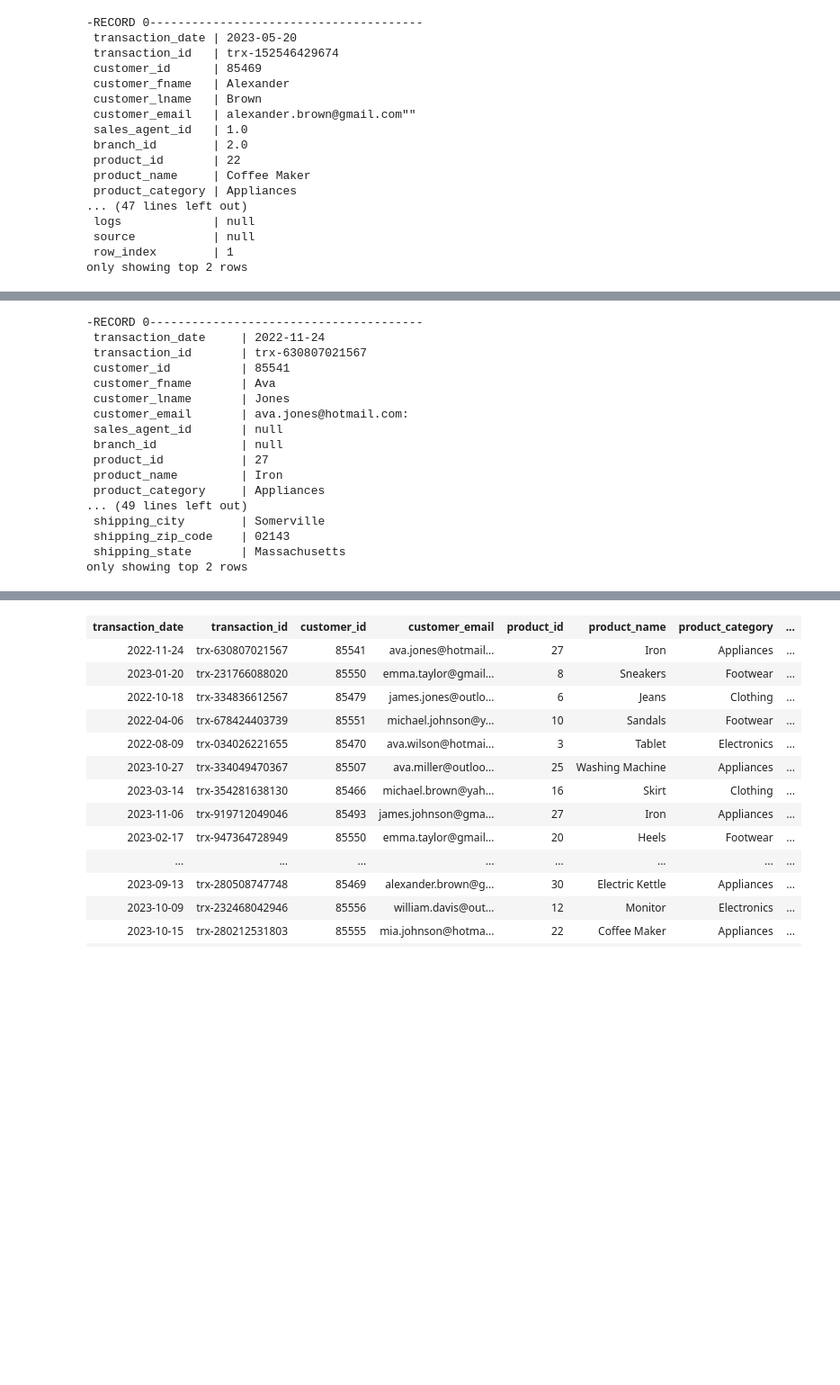
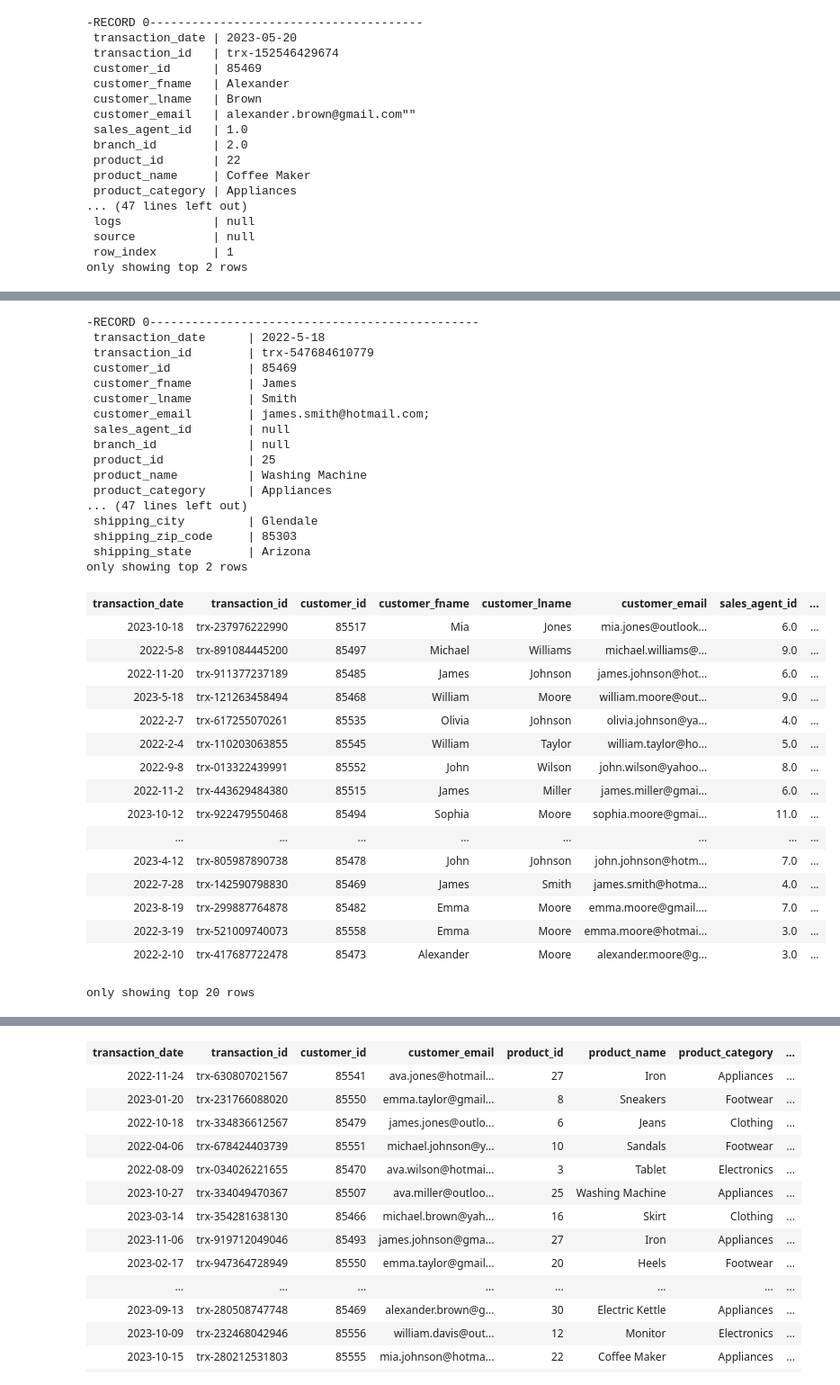
Before and after one commit to emadeldinadel2022/Q-Company_Data_Solution, a Jupyter notebook: qcomp_ecosystem/itversity-material/Q-company_project/Data_Quality_layer.ipynb, the cells around one changed output, grey strips where cells are left out. Shown at 90% size. Cells and saved outputs as stored; diff of their text form; code cells hidden in the pictures; blank space fills up the shorter version.

```diff
--- a/qcomp_ecosystem/itversity-material/Q-company_project/Data_Quality_layer.ipynb
+++ b/qcomp_ecosystem/itversity-material/Q-company_project/Data_Quality_layer.ipynb
@@ -44,11 +42,11 @@ if latest_file:
     print(f"Processing file: {latest_file}")
 
     # Read the Parquet file
-    df = spark.read.parquet(latest_file)
+    df = spark.read.option("mergeSchema", "true").parquet(latest_file)
 
 
     # Show some results
-    df_processed.show()
+    df.show(5, False, True)
 
 
 else:
@@ -232,9 +256,13 @@ def rename_columns(df: DataFrame) -> DataFrame:
                 .withColumnRenamed("hire_date", "sales_agent_hire_date") \
                 .withColumnRenamed("location", "branch_location") \
                 .withColumnRenamed("establish_date", "branch_establish_date") \
-                .withColumnRenamed("class", "branch_class")
+                .withColumnRenamed("class", "branch_class") \
+                .withColumnRenamed("cusomter_email", "customer_email") \
+                .withColumnRenamed("cusomter_lname", "customer_lname") \
 
-renamed_df = rename_columns(raw_df)
+
+
+renamed_df = rename_columns(df)
 
 renamed_df.columns
 # %% [output]
@@ -352,55 +380,73 @@ mapped_shipped_state_df = mapped_shipped_state_df.withColumnRenamed("shipping_st
 
 mapped_shipped_state_df.filter(mapped_shipped_state_df.is_online.isin('yes')).show(2, False, True)
 # %% [output]
--RECORD 0---------------------------------------
- transaction_date     | 2022-11-24
- transaction_id       | trx-630807021567
- customer_id          | 85541
- customer_fname       | Ava
- customer_lname       | Jones
- customer_email       | ava.jones@hotmail.com:
- sales_agent_id       | null
- branch_id            | null
- product_id           | 27
- product_name         | Iron
- product_category     | Appliances
-... (49 lines left out)
- shipping_city        | Somerville
- shipping_zip_code    | 02143
- shipping_state       | Massachusetts
+-RECORD 0-----------------------------------------------
+ transaction_date      | 2022-5-18
+ transaction_id        | trx-547684610779
+ customer_id           | 85469
+ customer_fname        | James
+ customer_lname        | Smith
+ customer_email        | james.smith@hotmail.com;
+ sales_agent_id        | null
+ branch_id             | null
+ product_id            | 25
+ product_name          | Washing Machine
+ product_category      | Appliances
+... (47 lines left out)
+ shipping_city         | Glendale
+ shipping_zip_code     | 85303
+ shipping_state        | Arizona
 only showing top 2 rows
 # %%
 #8. Mapping offers columns into a one discount column
 offers_dict = {
     "null": 0.0,
     "offer_1": 0.05,
     "offer_2": 0.1,
     "offer_3": 0.15,
     "offer_4": 0.20,
-    "offer_5": 0.20
+    "offer_5": 0.25
 }
 
 def map_offers_to_discount(spark: SparkSession, df: DataFrame, offers_dict: Dict[str, float]) -> DataFrame:
     broadcast_offers = spark.sparkContext.broadcast(offers_dict)
 
     offer_columns = ["offer_1", "offer_2", "offer_3", "offer_4", "offer_5"]
 
     def create_offer_column(offer_col: str):
         return when(col(offer_col) == lit(True), lit(broadcast_offers.value[offer_col]))
 
     offer_discount_columns = [create_offer_column(offer_col).alias(f"{offer_col}_discount") for offer_col in offer_columns]
 
     df_with_offer_discounts = df.select("*", *offer_discount_columns)
 
     discount_column = coalesce(*[col(f"{offer_col}_discount") for offer_col in offer_columns], lit(broadcast_offers.value["null"]))
 
     return df_with_offer_discounts.withColumn("discount", discount_column.cast(FloatType())) \
                                   .drop(*[f"{offer_col}_discount" for offer_col in offer_columns]) \
                                     .drop("offer_1", "offer_2", "offer_3", "offer_4", "offer_5")
 
 offers_mapped_df = map_offers_to_discount(spark, mapped_shipped_state_df, offers_dict)
 
 offers_mapped_df
+# %% [output]
+| transaction_date | transaction_id | customer_id | customer_fname | customer_lname | customer_email | sales_agent_id | ... |
+| 2023-10-18 | trx-237976222990 | 85517 | Mia | Jones | mia.jones@outlook... | 6.0 | ... |
+| 2022-5-8 | trx-891084445200 | 85497 | Michael | Williams | michael.williams@... | 9.0 | ... |
+| 2022-11-20 | trx-911377237189 | 85485 | James | Johnson | james.johnson@hot... | 6.0 | ... |
+| 2023-5-18 | trx-121263458494 | 85468 | William | Moore | william.moore@out... | 9.0 | ... |
+| 2022-2-7 | trx-617255070261 | 85535 | Olivia | Johnson | olivia.johnson@ya... | 4.0 | ... |
+| 2022-2-4 | trx-110203063855 | 85545 | William | Taylor | william.taylor@ho... | 5.0 | ... |
+| 2022-9-8 | trx-013322439991 | 85552 | John | Wilson | john.wilson@yahoo... | 8.0 | ... |
+| 2022-11-2 | trx-443629484380 | 85515 | James | Miller | james.miller@gmai... | 6.0 | ... |
+| 2023-10-12 | trx-922479550468 | 85494 | Sophia | Moore | sophia.moore@gmai... | 11.0 | ... |
+| ... | ... | ... | ... | ... | ... | ... | ... |
+| 2023-4-12 | trx-805987890738 | 85478 | John | Johnson | john.johnson@hotm... | 7.0 | ... |
+| 2022-7-28 | trx-142590798830 | 85469 | James | Smith | james.smith@hotma... | 4.0 | ... |
+| 2023-8-19 | trx-299887764878 | 85482 | Emma | Moore | emma.moore@gmail.... | 7.0 | ... |
+| 2022-3-19 | trx-521009740073 | 85558 | Emma | Moore | emma.moore@hotmai... | 3.0 | ... |
+| 2022-2-10 | trx-417687722478 | 85473 | Alexander | Moore | alexander.moore@g... | 3.0 | ... |
+only showing top 20 rows
 # %%
 #9. Merge customer first name and second name into customer name column
 def merge_customer_name(df: DataFrame) -> DataFrame:
```
Also changed, not shown: parts of 16 cells of this notebook, 36 other files.
